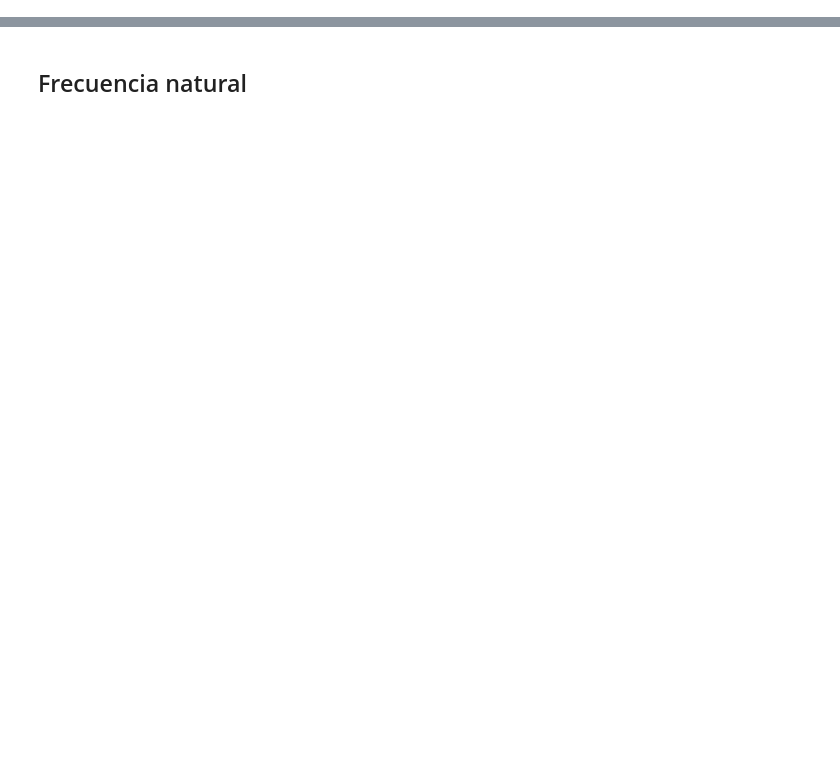
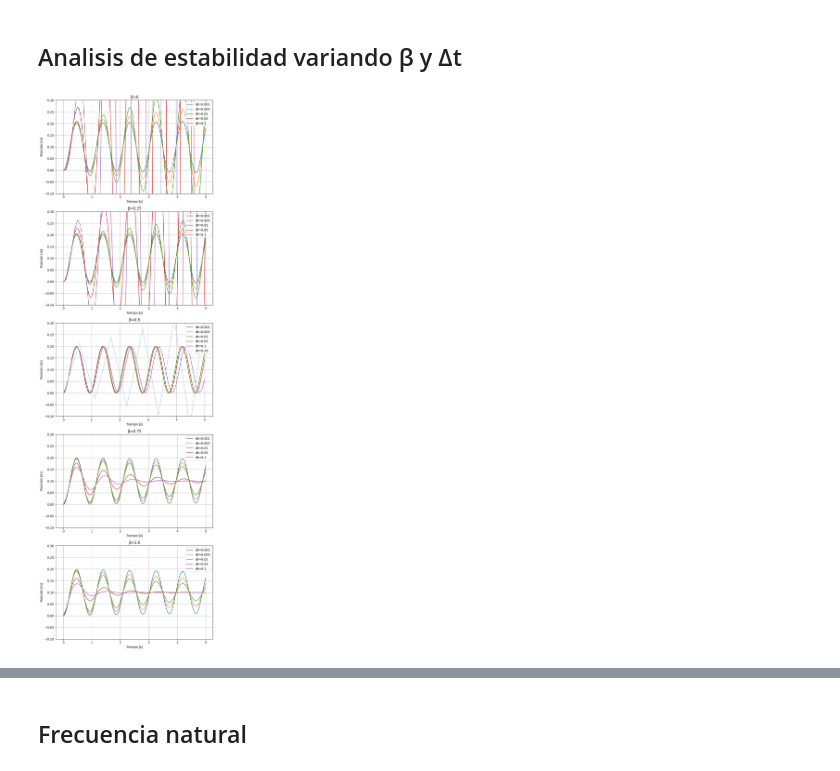
Before and after one commit to maxogod/Numerical-Modeling, a Jupyter notebook: modelico_tp.ipynb, the cells around one changed output, grey strips where cells are left out. Saved outputs shown, nothing was run; the diff lists cells and outputs as text; code cells hidden in the pictures; blank space fills up the shorter version.

```diff
--- a/modelico_tp.ipynb
+++ b/modelico_tp.ipynb
@@ -69,0 +102,32 @@ def g(u, v, k, m, c, c_velocity, lmbda):
+# %% [markdown]
+## Analisis de estabilidad variando β y Δt
+# %%
+def analizar_estabilidad():
+    dt_values = [0.001, 0.005, 0.01, 0.05, 0.1]
+    betas = [0, 0.25, 0.5, 0.75, 1.0]
+
+    # subplot para cada beta
+    fig, axs = plt.subplots(len(betas), 1, figsize=(8, 5*len(betas)))
+
+    for i, beta in enumerate(betas):
+        for dt in dt_values:
+            t, u, v, _, _ = ponderado_implicito(beta, dt, t_final, k, m, c_0=c)
+            axs[i].plot(t, u, label=f'dt={dt}')
+        if beta == 0.5: # Para evaluar estabilidad
+          dt = 0.28
+          t, u, v, _, _ = ponderado_implicito(beta, dt, t_final, k, m, c_0=c)
+          axs[i].plot(t, u, label=f'dt={dt}', color='lightblue')
+
+        axs[i].grid(True)
+        axs[i].set_xlabel('Tiempo [s]')
+        axs[i].set_ylabel('Posición [m]')
+        axs[i].set_title(f'β={beta}')
+        axs[i].set_ylim(-0.1, 0.3)
+        axs[i].legend()
+
+    plt.tight_layout()
+    plt.show()
+
+analizar_estabilidad()
+# %% [output]
+[figure, added]
```
Also changed, not shown: parts of 40 cells of this notebook.
